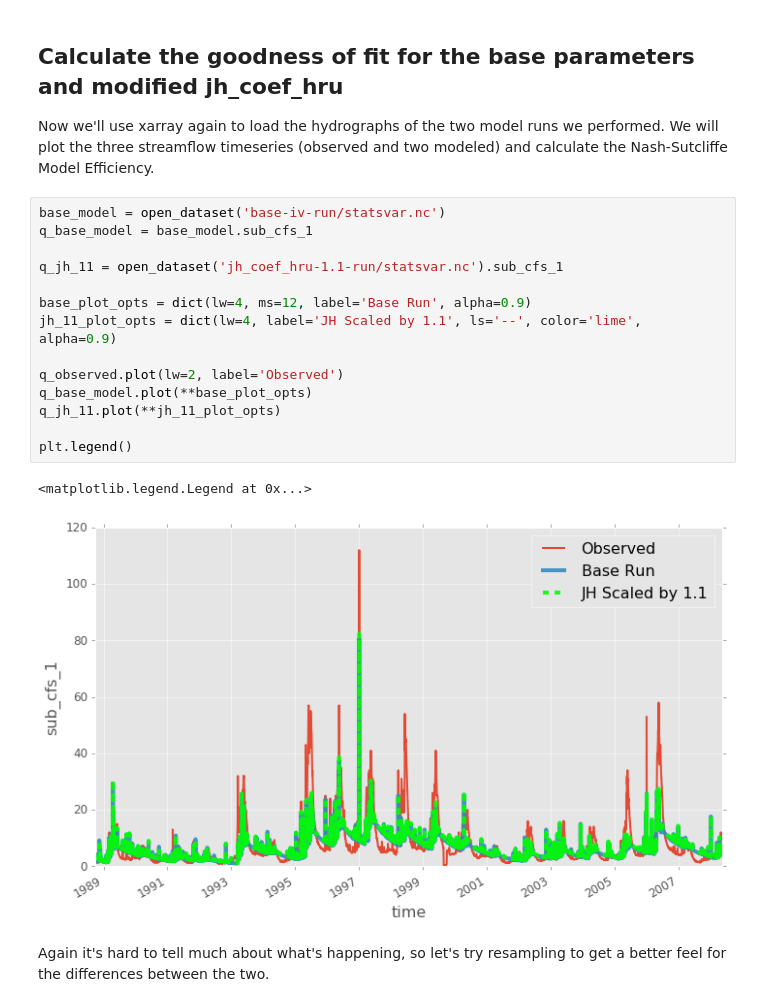
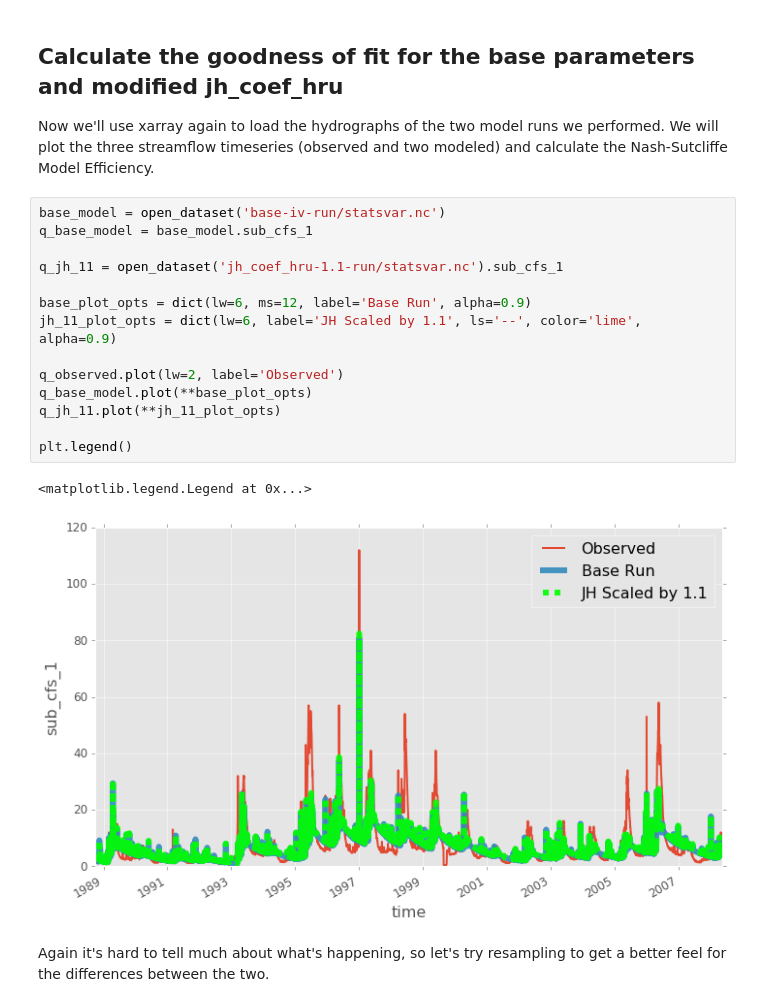
Before and after one commit to VirtualWatershed/capstone, a Jupyter notebook: parameterization.ipynb, the cells around one changed output. Saved outputs shown, nothing was run; the diff lists cells and outputs as text.

```diff
--- a/parameterization.ipynb
+++ b/parameterization.ipynb
@@ -159,20 +162,20 @@ Now we'll use xarray again to load the hydrographs of the two model runs we perf
 # %%
 base_model = open_dataset('base-iv-run/statsvar.nc')
 q_base_model = base_model.sub_cfs_1
 
 q_jh_11 = open_dataset('jh_coef_hru-1.1-run/statsvar.nc').sub_cfs_1
 
-base_plot_opts = dict(lw=4, ms=12, label='Base Run', alpha=0.9)
-jh_11_plot_opts = dict(lw=4, label='JH Scaled by 1.1', ls='--', color='lime', alpha=0.9)
+base_plot_opts = dict(lw=6, ms=12, label='Base Run', alpha=0.9)
+jh_11_plot_opts = dict(lw=6, label='JH Scaled by 1.1', ls='--', color='lime', alpha=0.9)
 
 q_observed.plot(lw=2, label='Observed')
 q_base_model.plot(**base_plot_opts)
 q_jh_11.plot(**jh_11_plot_opts)
 
 plt.legend()
 # %% [output]
 <matplotlib.legend.Legend at 0x...>
-[figure, old version]
+[figure, new version]
 # %% [markdown]
 Again it's hard to tell much about what's happening, so let's try resampling to get a better feel for the differences between the two.
 # %%
```
Also changed, not shown: parts of 8 cells of this notebook, 1 other file.
